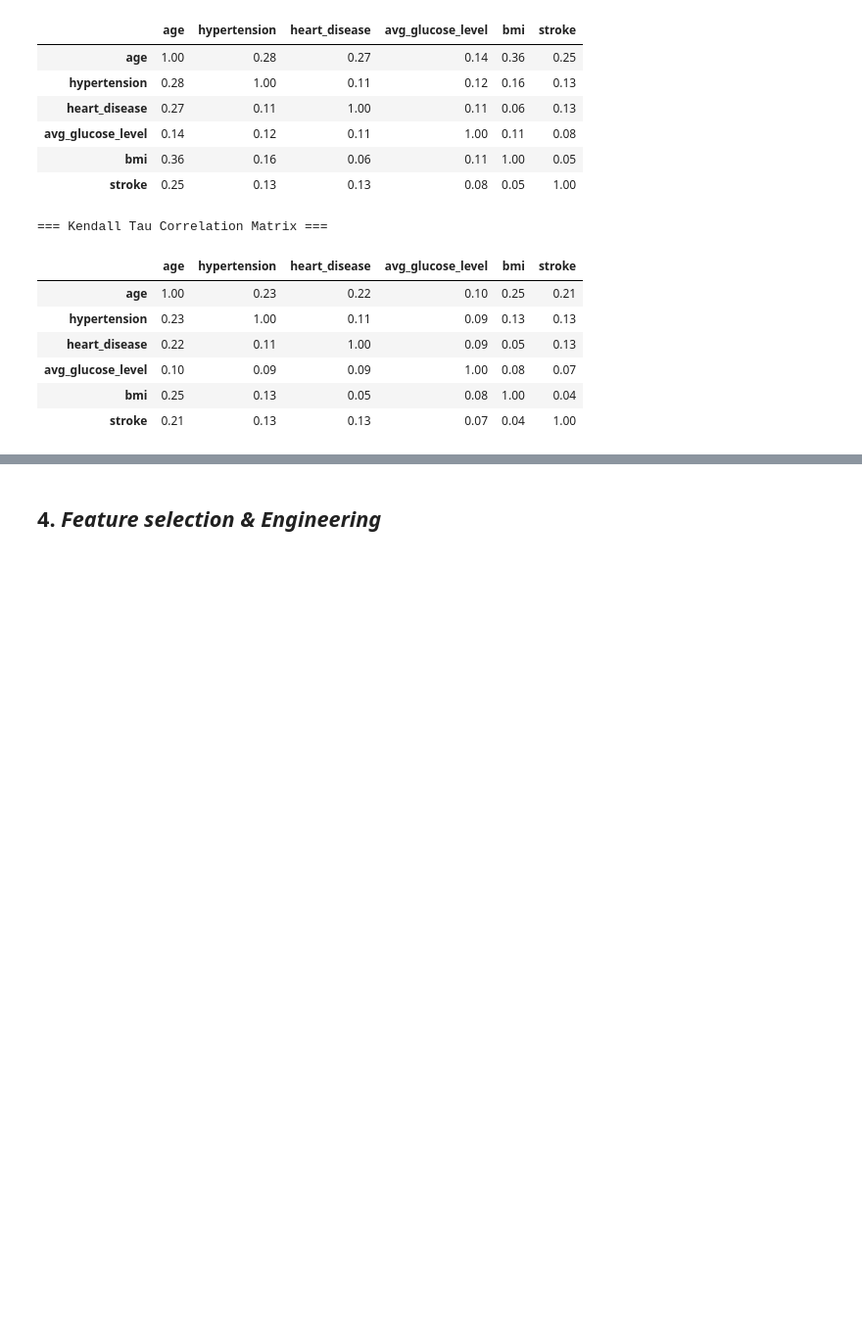
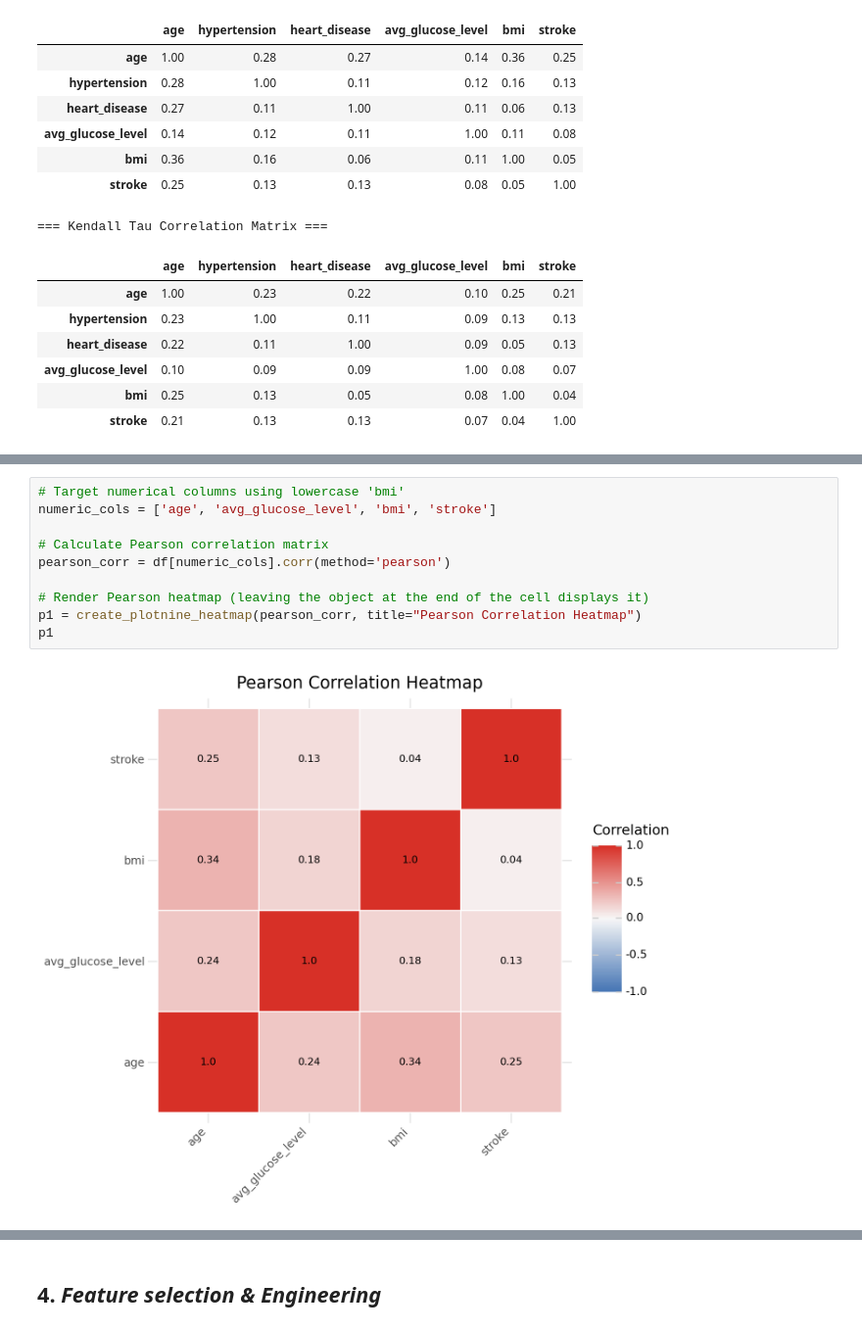
Before and after one commit to idowein/data-science-course-HIT, a Jupyter notebook: HW2/EDA_stroke_dataset.ipynb, the cells around one changed output, grey strips where cells are left out. Shown at 98% size. Drawn from its saved outputs; the diff is of its cells as text; blank space fills up the shorter version.

Commit message:
finish coding correlation between numeric parameters

```diff
--- a/HW2/EDA_stroke_dataset.ipynb
+++ b/HW2/EDA_stroke_dataset.ipynb
@@ -889,0 +933,12 @@ display(kendall_corr.round(2))
+# %%
+# Target numerical columns using lowercase 'bmi'
+numeric_cols = ['age', 'avg_glucose_level', 'bmi', 'stroke']
+
+# Calculate Pearson correlation matrix
+pearson_corr = df[numeric_cols].corr(method='pearson')
+
+# Render Pearson heatmap (leaving the object at the end of the cell displays it)
+p1 = create_plotnine_heatmap(pearson_corr, title="Pearson Correlation Heatmap")
+p1
+# %% [output]
+[figure, added]
```
Also changed, not shown: parts of 4 cells of this notebook.
